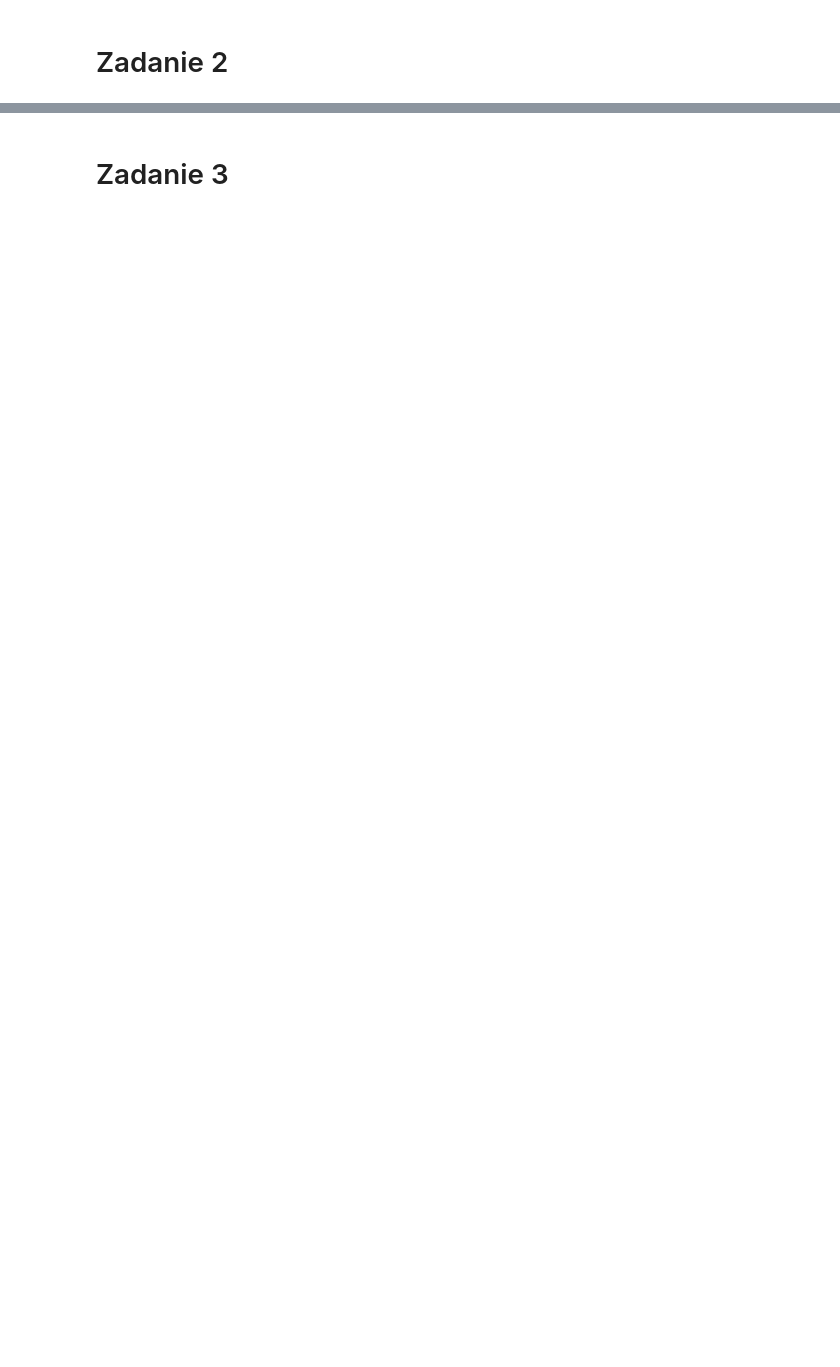
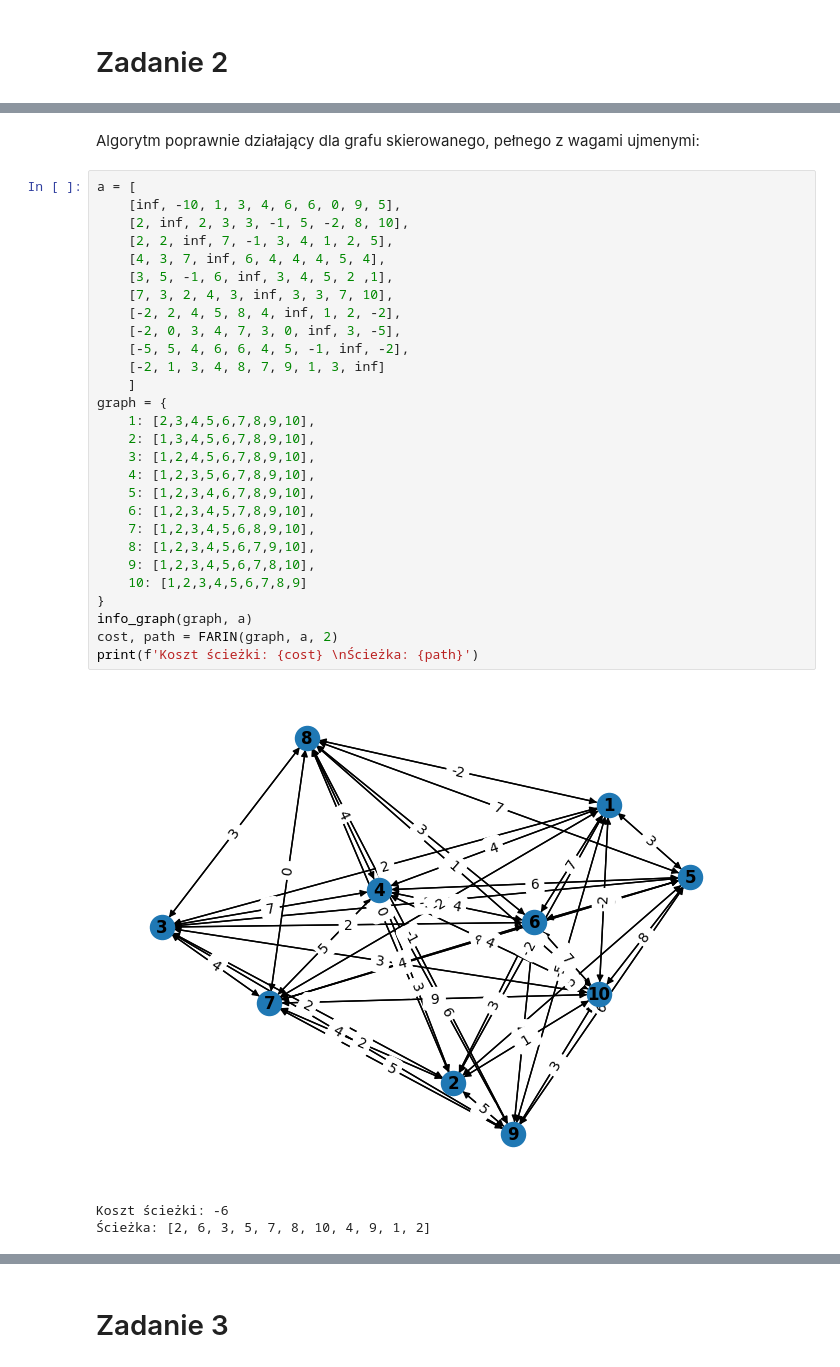
Before and after one commit to JakubStyczen/BO1, a Jupyter notebook: tsp.ipynb, the cells around one changed output, grey strips where cells are left out. Saved outputs shown, nothing was run; the diff lists cells and outputs as text; blank space fills up the shorter version.

```diff
--- a/tsp.ipynb
+++ b/tsp.ipynb
@@ -107,0 +124,34 @@ print(FARIN(graph, a, 1))
+# %% [markdown]
+Algorytm poprawnie działający dla grafu skierowanego, pełnego z wagami ujmenymi:
+# %%
+a = [
+    [inf, -10, 1, 3, 4, 6, 6, 0, 9, 5],
+    [2, inf, 2, 3, 3, -1, 5, -2, 8, 10],
+    [2, 2, inf, 7, -1, 3, 4, 1, 2, 5],
+    [4, 3, 7, inf, 6, 4, 4, 4, 5, 4],
+    [3, 5, -1, 6, inf, 3, 4, 5, 2 ,1],
+    [7, 3, 2, 4, 3, inf, 3, 3, 7, 10],
+    [-2, 2, 4, 5, 8, 4, inf, 1, 2, -2],
+    [-2, 0, 3, 4, 7, 3, 0, inf, 3, -5],
+    [-5, 5, 4, 6, 6, 4, 5, -1, inf, -2],
+    [-2, 1, 3, 4, 8, 7, 9, 1, 3, inf]
+    ]
+graph = {
+    1: [2,3,4,5,6,7,8,9,10],
+    2: [1,3,4,5,6,7,8,9,10],
+    3: [1,2,4,5,6,7,8,9,10],
+    4: [1,2,3,5,6,7,8,9,10],
+    5: [1,2,3,4,6,7,8,9,10],
+    6: [1,2,3,4,5,7,8,9,10],
+    7: [1,2,3,4,5,6,8,9,10],
+    8: [1,2,3,4,5,6,7,9,10],
+    9: [1,2,3,4,5,6,7,8,10],
+    10: [1,2,3,4,5,6,7,8,9]
+}
+info_graph(graph, a)
+cost, path = FARIN(graph, a, 2)
+print(f'Koszt ścieżki: {cost} \nŚcieżka: {path}')
+# %% [output]
+[figure, added]
+Koszt ścieżki: -6
+Ścieżka: [2, 6, 3, 5, 7, 8, 10, 4, 9, 1, 2]
```
Also changed, not shown: parts of 5 cells of this notebook, 1 other file.
